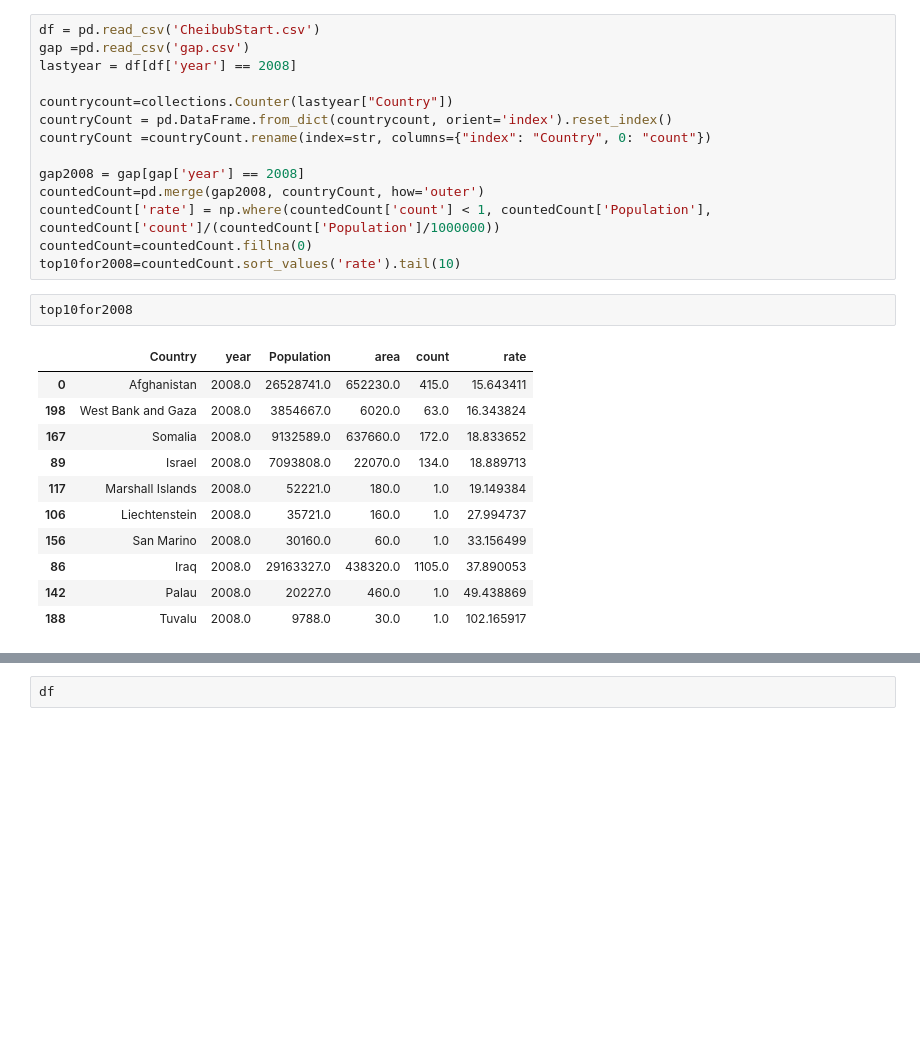
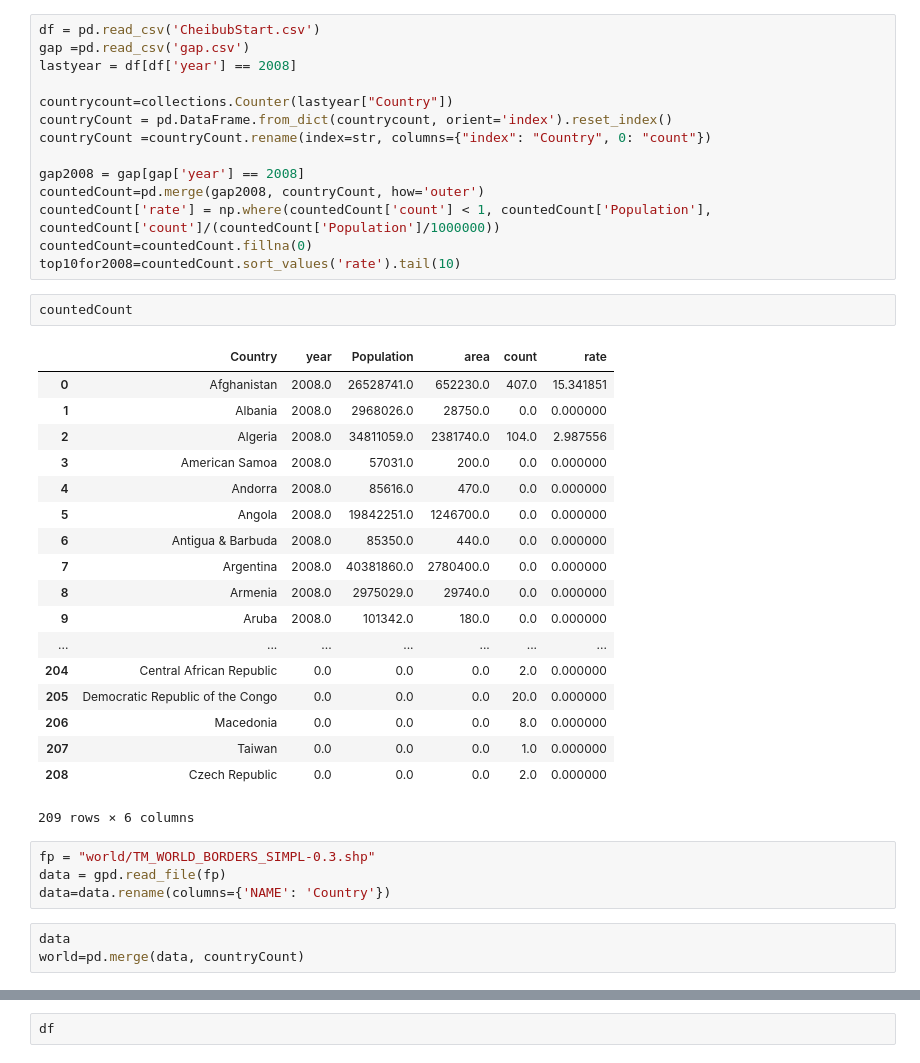
Before and after one commit to erikemueller/final-project-Mueller-Chandra, a Jupyter notebook: Untitled.ipynb, the cells around one changed output, grey strips where cells are left out. Saved outputs shown, nothing was run; the diff lists cells and outputs as text; blank space fills up the shorter version.

```diff
--- a/Untitled.ipynb
+++ b/Untitled.ipynb
@@ -93,17 +74,31 @@ countedCount=pd.merge(gap2008, countryCount, how='outer')
 countedCount['rate'] = np.where(countedCount['count'] < 1, countedCount['Population'], countedCount['count']/(countedCount['Population']/1000000))
 countedCount=countedCount.fillna(0)
 top10for2008=countedCount.sort_values('rate').tail(10)
-# %%
-top10for2008
-# %% [output]
-|  | Country | year | Population | area | count | rate |
-| 0 | Afghanistan | 2008.0 | 26528741.0 | 652230.0 | 415.0 | 15.643411 |
-| 198 | West Bank and Gaza | 2008.0 | 3854667.0 | 6020.0 | 63.0 | 16.343824 |
-| 167 | Somalia | 2008.0 | 9132589.0 | 637660.0 | 172.0 | 18.833652 |
-| 89 | Israel | 2008.0 | 7093808.0 | 22070.0 | 134.0 | 18.889713 |
-| 117 | Marshall Islands | 2008.0 | 52221.0 | 180.0 | 1.0 | 19.149384 |
-| 106 | Liechtenstein | 2008.0 | 35721.0 | 160.0 | 1.0 | 27.994737 |
-| 156 | San Marino | 2008.0 | 30160.0 | 60.0 | 1.0 | 33.156499 |
-| 86 | Iraq | 2008.0 | 29163327.0 | 438320.0 | 1105.0 | 37.890053 |
-| 142 | Palau | 2008.0 | 20227.0 | 460.0 | 1.0 | 49.438869 |
-| 188 | Tuvalu | 2008.0 | 9788.0 | 30.0 | 1.0 | 102.165917 |
+# %%
+countedCount
+# %% [output]
+|  | Country | year | Population | area | count | rate |
+| 0 | Afghanistan | 2008.0 | 26528741.0 | 652230.0 | 407.0 | 15.341851 |
+| 1 | Albania | 2008.0 | 2968026.0 | 28750.0 | 0.0 | 0.000000 |
+| 2 | Algeria | 2008.0 | 34811059.0 | 2381740.0 | 104.0 | 2.987556 |
+| 3 | American Samoa | 2008.0 | 57031.0 | 200.0 | 0.0 | 0.000000 |
+| 4 | Andorra | 2008.0 | 85616.0 | 470.0 | 0.0 | 0.000000 |
+| 5 | Angola | 2008.0 | 19842251.0 | 1246700.0 | 0.0 | 0.000000 |
+| 6 | Antigua & Barbuda | 2008.0 | 85350.0 | 440.0 | 0.0 | 0.000000 |
+| 7 | Argentina | 2008.0 | 40381860.0 | 2780400.0 | 0.0 | 0.000000 |
+| 8 | Armenia | 2008.0 | 2975029.0 | 29740.0 | 0.0 | 0.000000 |
+| 9 | Aruba | 2008.0 | 101342.0 | 180.0 | 0.0 | 0.000000 |
+| ... | ... | ... | ... | ... | ... | ... |
+| 204 | Central African Republic | 0.0 | 0.0 | 0.0 | 2.0 | 0.000000 |
+| 205 | Democratic Republic of the Congo | 0.0 | 0.0 | 0.0 | 20.0 | 0.000000 |
+| 206 | Macedonia | 0.0 | 0.0 | 0.0 | 8.0 | 0.000000 |
+| 207 | Taiwan | 0.0 | 0.0 | 0.0 | 1.0 | 0.000000 |
+| 208 | Czech Republic | 0.0 | 0.0 | 0.0 | 2.0 | 0.000000 |
+209 rows × 6 columns
+# %%
+fp = "world/TM_WORLD_BORDERS_SIMPL-0.3.shp"
+data = gpd.read_file(fp)
+data=data.rename(columns={'NAME': 'Country'})
+# %%
+data
+world=pd.merge(data, countryCount)
```
Also changed, not shown: parts of 5 cells of this notebook, 6 other files.
